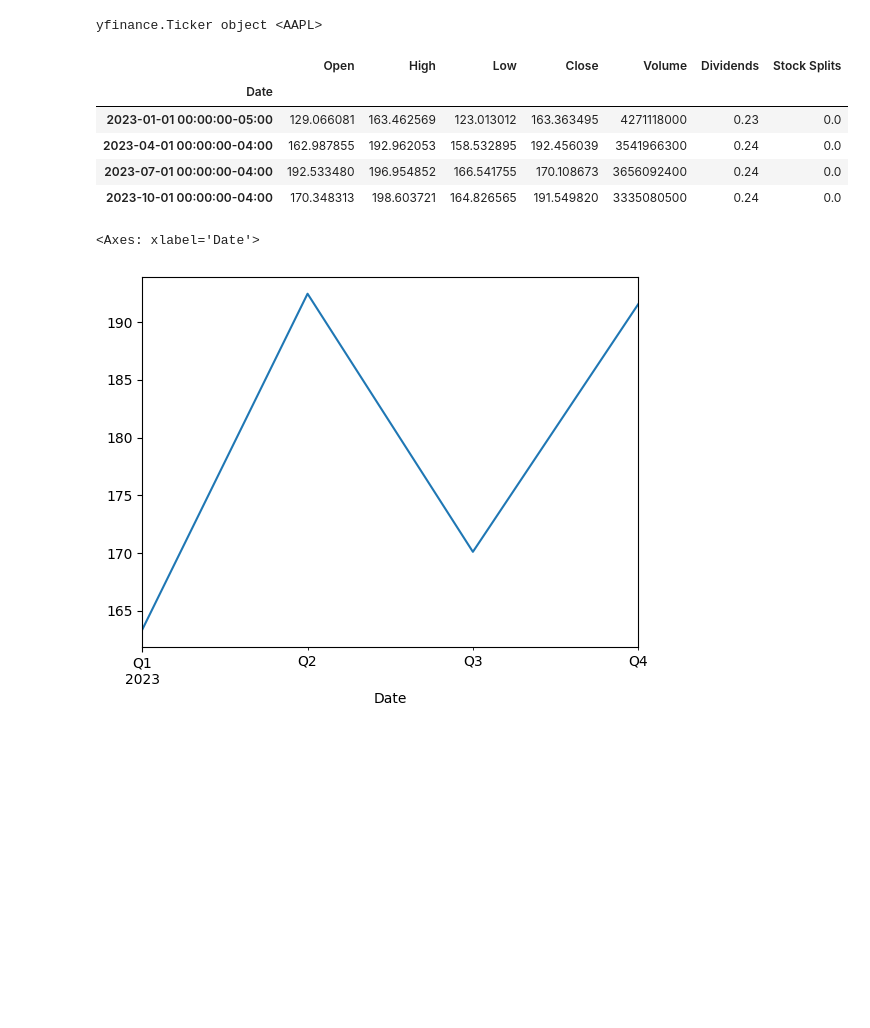
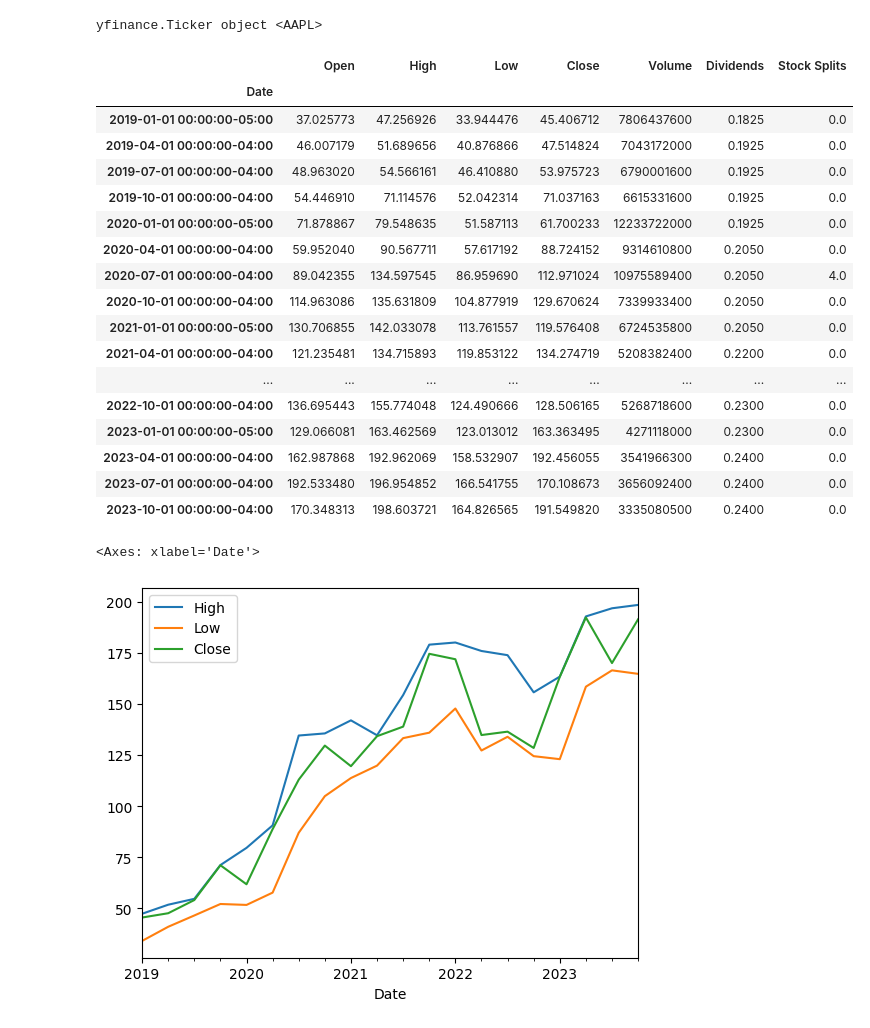
Before and after one commit to NarasetS/StockTH_Valuation, a Jupyter notebook: Untitled-1.ipynb, the cells around one changed output. Cells and saved outputs as stored; diff of their text form; code cells hidden in the pictures; blank space fills up the shorter version.

```diff
--- a/Untitled-1.ipynb
+++ b/Untitled-1.ipynb
@@ -6,17 +6,30 @@ aapl
 # %% [output]
 yfinance.Ticker object <AAPL>
 # %%
-aapl_historical = aapl.history(start="2023-01-01", end="2023-12-31", interval="3mo")
+aapl_historical = aapl.history(start="2019-01-01", end="2023-12-31", interval="3mo")
 aapl_historical
 # %% [output]
 |  | Open | High | Low | Close | Volume | Dividends | Stock Splits |
 | Date |  |  |  |  |  |  |  |
-| 2023-01-01 00:00:00-05:00 | 129.066081 | 163.462569 | 123.013012 | 163.363495 | 4271118000 | 0.23 | 0.0 |
-| 2023-04-01 00:00:00-04:00 | 162.987855 | 192.962053 | 158.532895 | 192.456039 | 3541966300 | 0.24 | 0.0 |
-| 2023-07-01 00:00:00-04:00 | 192.533480 | 196.954852 | 166.541755 | 170.108673 | 3656092400 | 0.24 | 0.0 |
-| 2023-10-01 00:00:00-04:00 | 170.348313 | 198.603721 | 164.826565 | 191.549820 | 3335080500 | 0.24 | 0.0 |
+| 2019-01-01 00:00:00-05:00 | 37.025773 | 47.256926 | 33.944476 | 45.406712 | 7806437600 | 0.1825 | 0.0 |
+| 2019-04-01 00:00:00-04:00 | 46.007179 | 51.689656 | 40.876866 | 47.514824 | 7043172000 | 0.1925 | 0.0 |
+| 2019-07-01 00:00:00-04:00 | 48.963020 | 54.566161 | 46.410880 | 53.975723 | 6790001600 | 0.1925 | 0.0 |
+| 2019-10-01 00:00:00-04:00 | 54.446910 | 71.114576 | 52.042314 | 71.037163 | 6615331600 | 0.1925 | 0.0 |
+| 2020-01-01 00:00:00-05:00 | 71.878867 | 79.548635 | 51.587113 | 61.700233 | 12233722000 | 0.1925 | 0.0 |
+| 2020-04-01 00:00:00-04:00 | 59.952040 | 90.567711 | 57.617192 | 88.724152 | 9314610800 | 0.2050 | 0.0 |
+| 2020-07-01 00:00:00-04:00 | 89.042355 | 134.597545 | 86.959690 | 112.971024 | 10975589400 | 0.2050 | 4.0 |
+| 2020-10-01 00:00:00-04:00 | 114.963086 | 135.631809 | 104.877919 | 129.670624 | 7339933400 | 0.2050 | 0.0 |
+| 2021-01-01 00:00:00-05:00 | 130.706855 | 142.033078 | 113.761557 | 119.576408 | 6724535800 | 0.2050 | 0.0 |
+| 2021-04-01 00:00:00-04:00 | 121.235481 | 134.715893 | 119.853122 | 134.274719 | 5208382400 | 0.2200 | 0.0 |
+| ... | ... | ... | ... | ... | ... | ... | ... |
+| 2022-10-01 00:00:00-04:00 | 136.695443 | 155.774048 | 124.490666 | 128.506165 | 5268718600 | 0.2300 | 0.0 |
+| 2023-01-01 00:00:00-05:00 | 129.066081 | 163.462569 | 123.013012 | 163.363495 | 4271118000 | 0.2300 | 0.0 |
+| 2023-04-01 00:00:00-04:00 | 162.987868 | 192.962069 | 158.532907 | 192.456055 | 3541966300 | 0.2400 | 0.0 |
+| 2023-07-01 00:00:00-04:00 | 192.533480 | 196.954852 | 166.541755 | 170.108673 | 3656092400 | 0.2400 | 0.0 |
+| 2023-10-01 00:00:00-04:00 | 170.348313 | 198.603721 | 164.826565 | 191.549820 | 3335080500 | 0.2400 | 0.0 |
-# %%
-aapl_historical['Close'].plot()
-# %% [output]
-<Axes: xlabel='Date'>
-[figure, removed]
+# %%
+aapl_historical = aapl_historical.drop(columns =  ['Volume','Open','Dividends','Stock Splits'])
+aapl_historical.plot()
+# %% [output]
+<Axes: xlabel='Date'>
+[figure, added]
```
